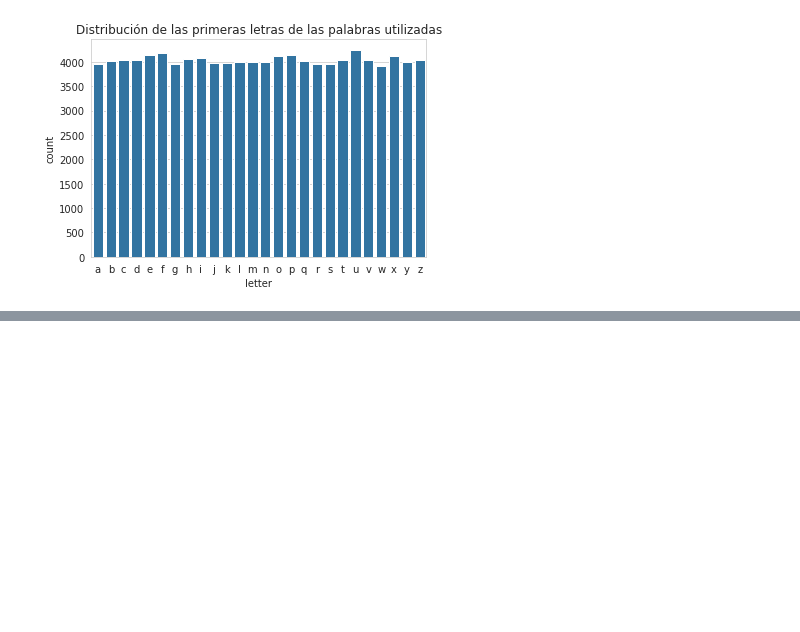
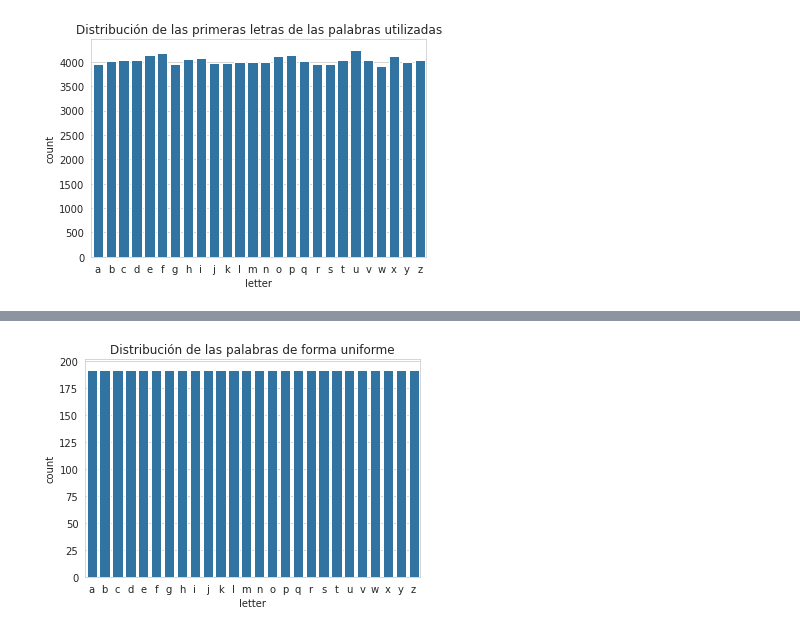
Before and after one commit to sebasbocaccio/SistemasOperativos-TP, a Jupyter notebook: exp/dist_palabras.ipynb, the cells around one changed output, grey strips where cells are left out. Drawn from its saved outputs; the diff is of its cells as text; code cells hidden in the pictures; blank space fills up the shorter version.

```diff
--- a/exp/dist_palabras.ipynb
+++ b/exp/dist_palabras.ipynb
@@ -31,0 +57,9 @@ fig.savefig("img/dist_fl")
+# %%
+sns.set_style("whitegrid")
+ax = sns.barplot(data=df,x='letter', y='count', color="tab:blue")
+ax.set_title("Distribución de las palabras de forma uniforme")
+fig = ax.get_figure()
+
+fig.savefig("img/dist_uni")
+# %% [output]
+[figure, added]
```
Also changed, not shown: parts of 8 cells of this notebook, 42 other files.
